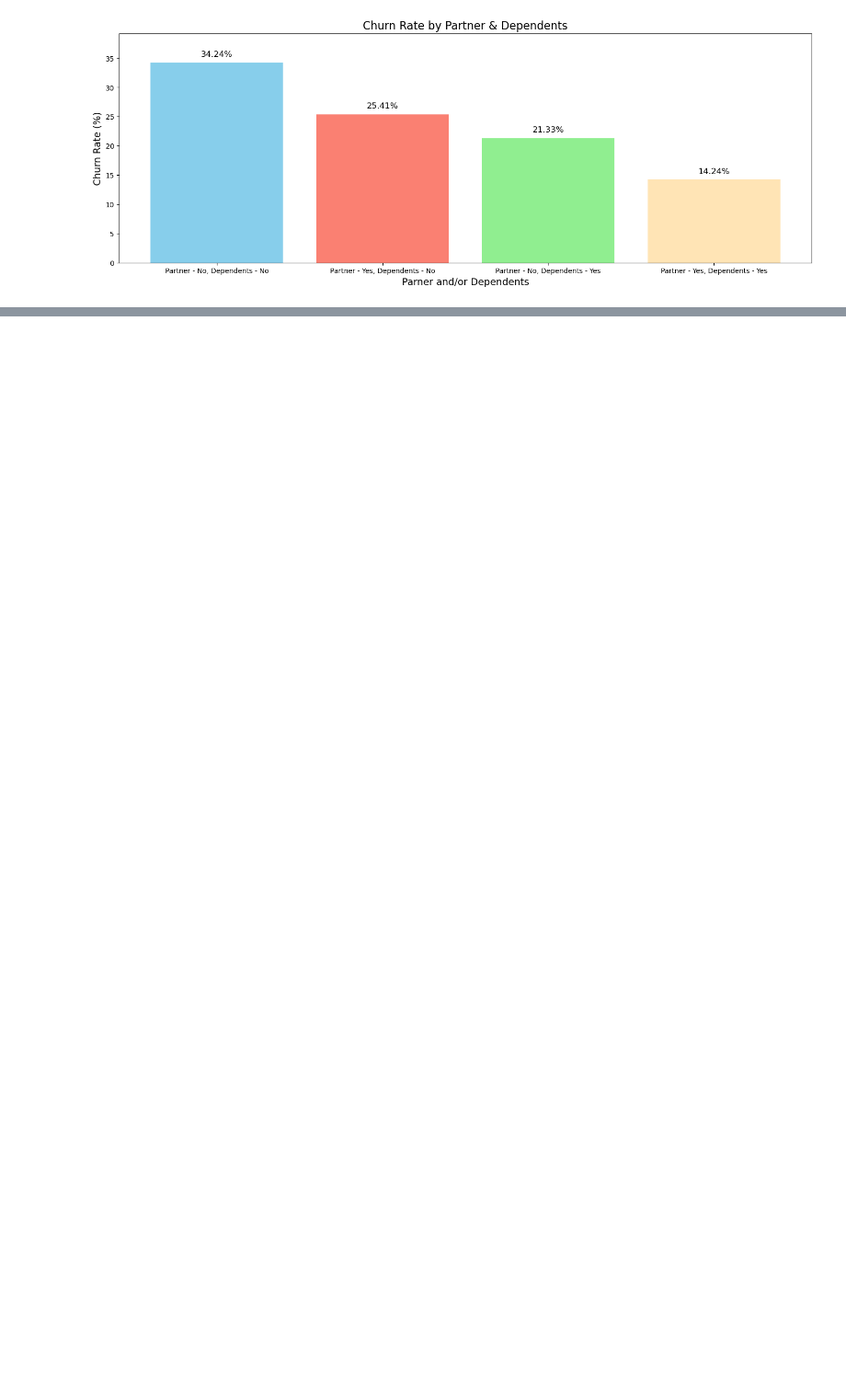
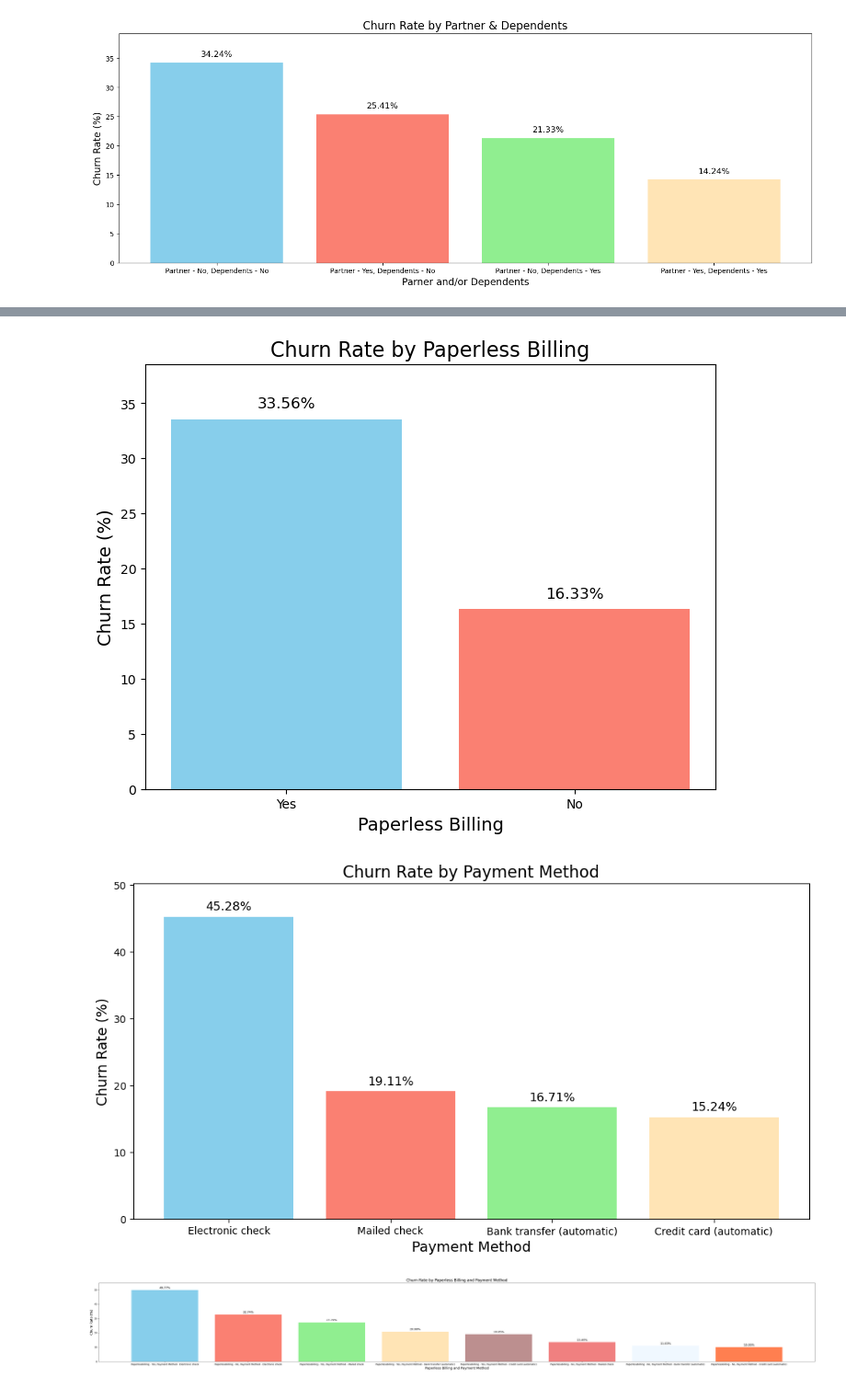
Before and after one commit to Bisolaafro/customer_churn_analysis, a Jupyter notebook: visualizations.ipynb, the cells around one changed output, grey strips where cells are left out. Shown at 92% size. Cells and saved outputs as stored; diff of their text form; code cells hidden in the pictures; blank space fills up the shorter version.

```diff
--- a/visualizations.ipynb
+++ b/visualizations.ipynb
@@ -257,0 +270,71 @@ plt.show()
+# %%
+# Loading csvs
+file_path_1 = 'analysis_files/paperless_billing_churn_rate.csv'
+paperless_billing_churn_data = pd.read_csv(file_path_1)
+
+file_path_2 = 'analysis_files/payment_method_churn_rate.csv'
+payment_method_churn_data = pd.read_csv(file_path_2)
+
+file_path_3 = 'analysis_files/payment_paperless_churn_rate.csv'
+payment_paperless_churn_data = pd.read_csv(file_path_3)
+
+# Plotting churn rate by paperless billing
+plt.figure(figsize=(8, 6))
+plt.bar(paperless_billing_churn_data['paperlessbilling'], paperless_billing_churn_data['churn_rate'], color=['skyblue', 'salmon'])
+
+# Adding title and labels
+plt.title('Churn Rate by Paperless Billing', fontsize=16)
+plt.xlabel('Paperless Billing', fontsize=14)
+plt.ylabel('Churn Rate (%)', fontsize=14)
+plt.ylim(0, max(paperless_billing_churn_data['churn_rate']) + 5)
+
+# Adding text labels on the bars
+for index, value in enumerate(paperless_billing_churn_data['churn_rate']):
+    plt.text(index, value + 1, f'{value:.2f}%', ha='center', fontsize=12)
+
+# Display plot
+plt.show()
+
+
+# Plotting churn rate by internet service
+plt.figure(figsize=(12, 6))
+plt.bar(payment_method_churn_data['paymentmethod'], payment_method_churn_data['churn_rate'],
+        color=['skyblue', 'salmon', 'lightgreen', 'moccasin'])
+
+# Adding title and labels
+plt.title('Churn Rate by Payment Method', fontsize=16)
+plt.xlabel('Payment Method', fontsize=14)
+plt.ylabel('Churn Rate (%)', fontsize=14)
+plt.ylim(0, max(payment_method_churn_data['churn_rate']) + 5)
+
+# Adding text labels on the bars
+for index, value in enumerate(payment_method_churn_data['churn_rate']):
+    plt.text(index, value + 1, f'{value:.2f}%', ha='center', fontsize=12)
+
+# Display plot
+plt.show()
+
+
+# Plotting churn rate by  phone and internet service
+plt.figure(figsize=(54, 6))
+plt.bar('Paperlessbilling - '+payment_paperless_churn_data['paperlessbilling'] + ', Payment Method - '
+        +payment_paperless_churn_data['paymentmethod'],
+        payment_paperless_churn_data['churn_rate'], color=['skyblue', 'salmon',
+        'lightgreen', 'moccasin', 'rosybrown', 'lightcoral', 'aliceblue', 'coral'])
+
+# Adding title and labels
+plt.title('Churn Rate by Paperless Billing and Payment Method', fontsize=16)
+plt.xlabel('Paperless Billing and Payment Method', fontsize=14)
+plt.ylabel('Churn Rate (%)', fontsize=14)
+plt.ylim(0, max(payment_paperless_churn_data['churn_rate']) + 5)
+
+# Adding text labels on the bars
+for index, value in enumerate(payment_paperless_churn_data['churn_rate']):
+    plt.text(index, value + 1, f'{value:.2f}%', ha='center', fontsize=12)
+
+# Display plot
+plt.show()
+# %% [output]
+[figure, added]
+[figure, added]
+[figure, added]
```
Also changed, not shown: parts of 6 cells of this notebook, 13 other files.
